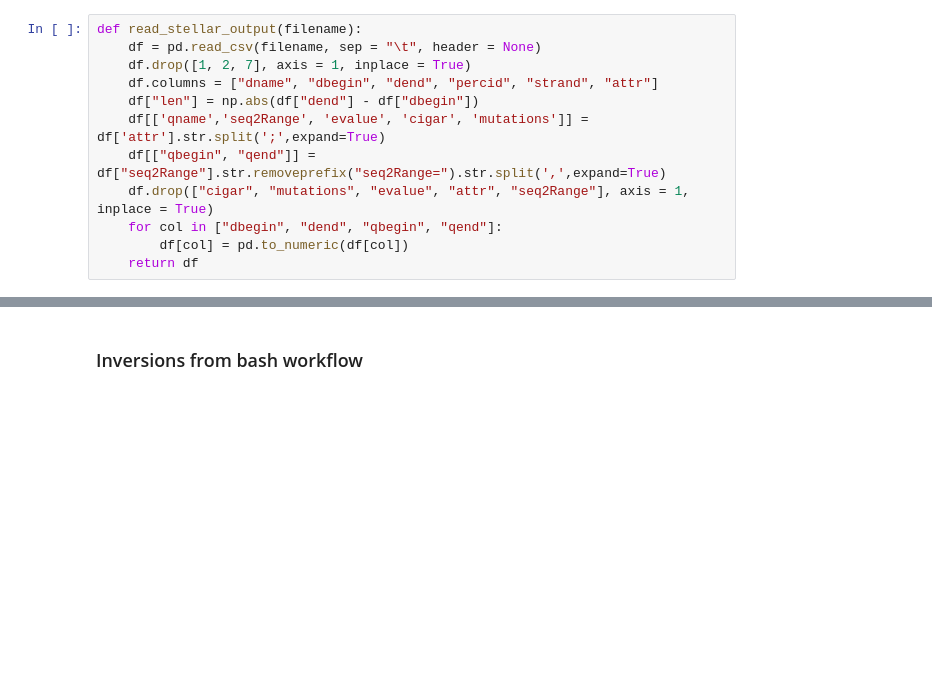
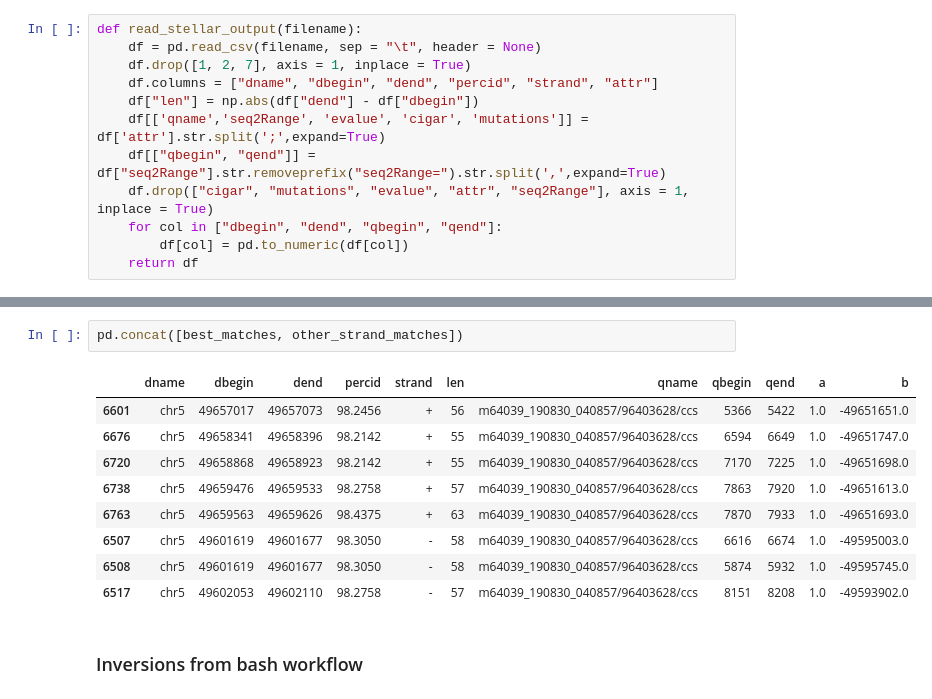
Before and after one commit to eaasna/DREAM-stellar-benchmark, a Jupyter notebook: work-python/structural_variants/SV analysis.ipynb, the cells around one changed output, grey strips where cells are left out. Drawn from its saved outputs; the diff is of its cells as text; blank space fills up the shorter version.

```diff
--- a/work-python/structural_variants/SV analysis.ipynb
+++ b/work-python/structural_variants/SV analysis.ipynb
@@ -177,3 +222,15 @@ plot_matches_on_line(longest_match_plus, best_matches, x_line, y_line)
+# %%
+pd.concat([best_matches, other_strand_matches])
+# %% [output]
+|  | dname | dbegin | dend | percid | strand | len | qname | qbegin | qend | a | b |
+| 6601 | chr5 | 49657017 | 49657073 | 98.2456 | + | 56 | m64039_190830_040857/96403628/ccs | 5366 | 5422 | 1.0 | -49651651.0 |
+| 6676 | chr5 | 49658341 | 49658396 | 98.2142 | + | 55 | m64039_190830_040857/96403628/ccs | 6594 | 6649 | 1.0 | -49651747.0 |
+| 6720 | chr5 | 49658868 | 49658923 | 98.2142 | + | 55 | m64039_190830_040857/96403628/ccs | 7170 | 7225 | 1.0 | -49651698.0 |
+| 6738 | chr5 | 49659476 | 49659533 | 98.2758 | + | 57 | m64039_190830_040857/96403628/ccs | 7863 | 7920 | 1.0 | -49651613.0 |
+| 6763 | chr5 | 49659563 | 49659626 | 98.4375 | + | 63 | m64039_190830_040857/96403628/ccs | 7870 | 7933 | 1.0 | -49651693.0 |
+| 6507 | chr5 | 49601619 | 49601677 | 98.3050 | - | 58 | m64039_190830_040857/96403628/ccs | 6616 | 6674 | 1.0 | -49595003.0 |
+| 6508 | chr5 | 49601619 | 49601677 | 98.3050 | - | 58 | m64039_190830_040857/96403628/ccs | 5874 | 5932 | 1.0 | -49595745.0 |
+| 6517 | chr5 | 49602053 | 49602110 | 98.2758 | - | 57 | m64039_190830_040857/96403628/ccs | 8151 | 8208 | 1.0 | -49593902.0 |
 # %% [markdown]
 ### Inversions from bash workflow
 # %%
```
Also changed, not shown: parts of 26 cells of this notebook.
